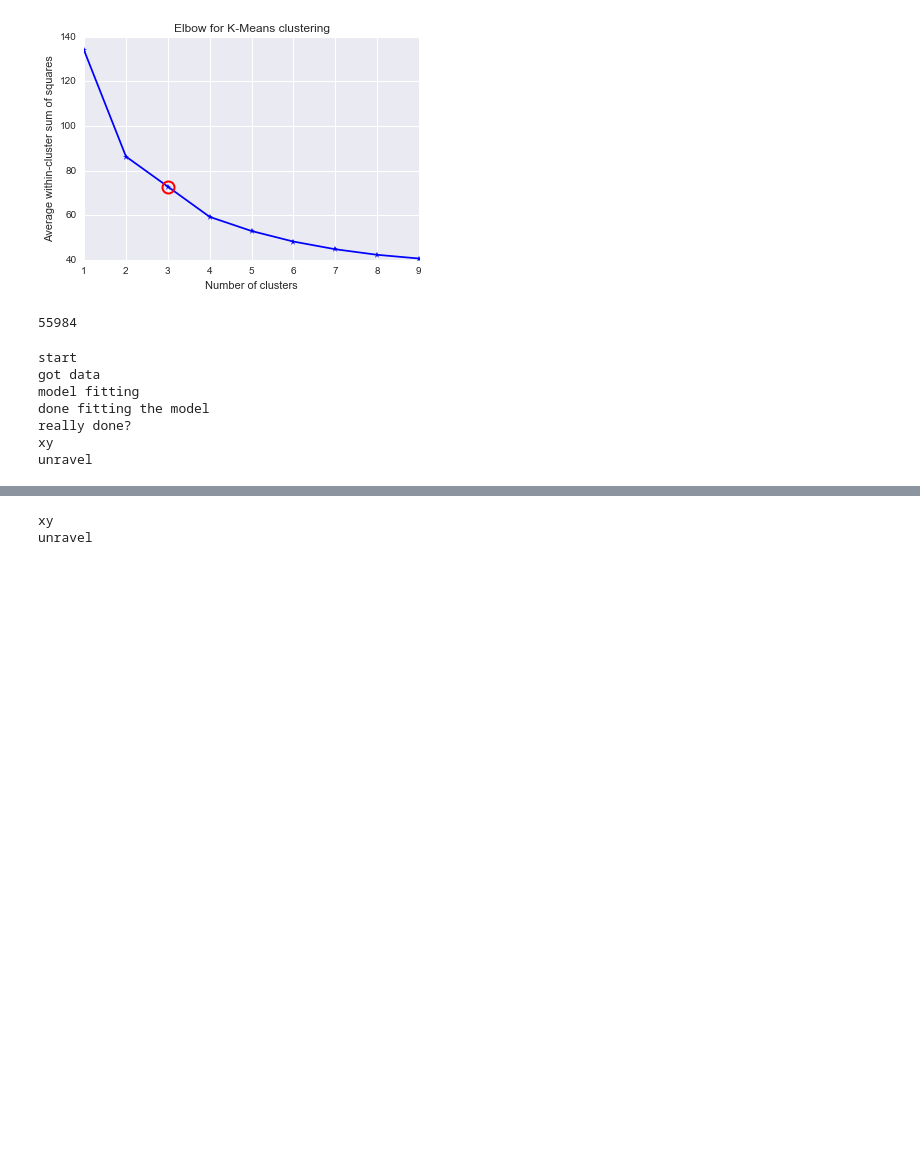
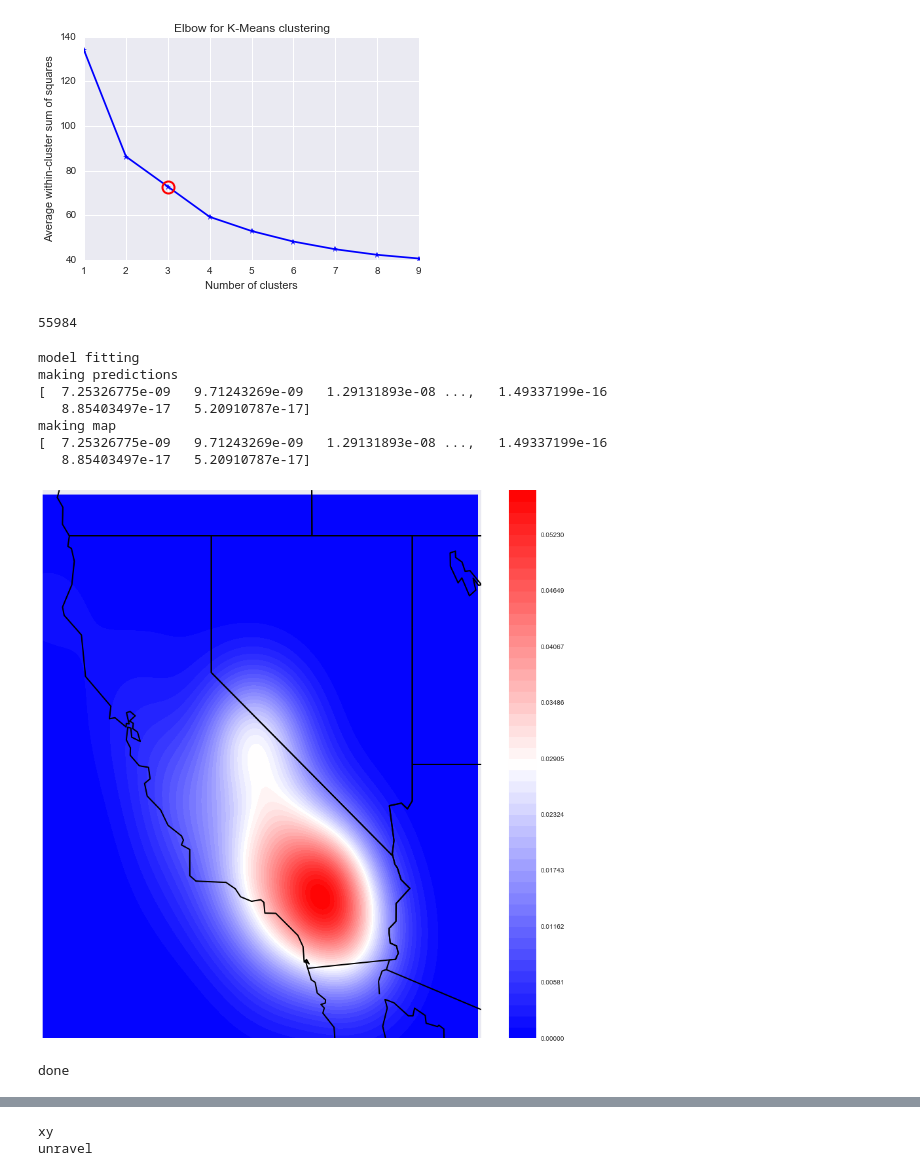
Before and after one commit to keenanzucker/DataScience16CTW, a Jupyter notebook: Model_Iteration_2.ipynb, the cells around one changed output, grey strips where cells are left out. Saved outputs shown, nothing was run; the diff lists cells and outputs as text; code cells hidden in the pictures; blank space fills up the shorter version.

```diff
--- a/Model_Iteration_2.ipynb
+++ b/Model_Iteration_2.ipynb
@@ -305,7 +305,8 @@ def weighted(a):
 # %% [output]
 0.0559032820271
 # %%
-latLong = pd.DataFrame({
-        'latitude': np.array(quakes.latitude),
-        'longitude': np.array(quakes.longitude)})
+# latLong = pd.DataFrame({
+#         'latitude': np.array(quakes.latitude),
+#         'longitude': np.array(quakes.longitude)})
+latLong = quakes[['latitude', 'longitude']]
 # %%
@@ -679,10 +666,12 @@ def makeNearestNeighborsDensityPlot(data, title_string = None, min_lat = 31, max
-# %%
-makeNearestNeighborsDensityPlot(ca, title_string = "Density")
-# %% [output]
-start
-got data
-model fitting
-done fitting the model
-really done?
-xy
-unravel
+# %%
+den = makeNearestNeighborsDensityPlot(ca)
+# %% [output]
+model fitting
+making predictions
+[  7.25326775e-09   9.71243269e-09   1.29131893e-08 ...,   1.49337199e-16
+   8.85403497e-17   5.20910787e-17]
+making map
+[  7.25326775e-09   9.71243269e-09   1.29131893e-08 ...,   1.49337199e-16
+   8.85403497e-17   5.20910787e-17]
+[figure, added]
+done
```
Also changed, not shown: parts of 9 cells of this notebook.
